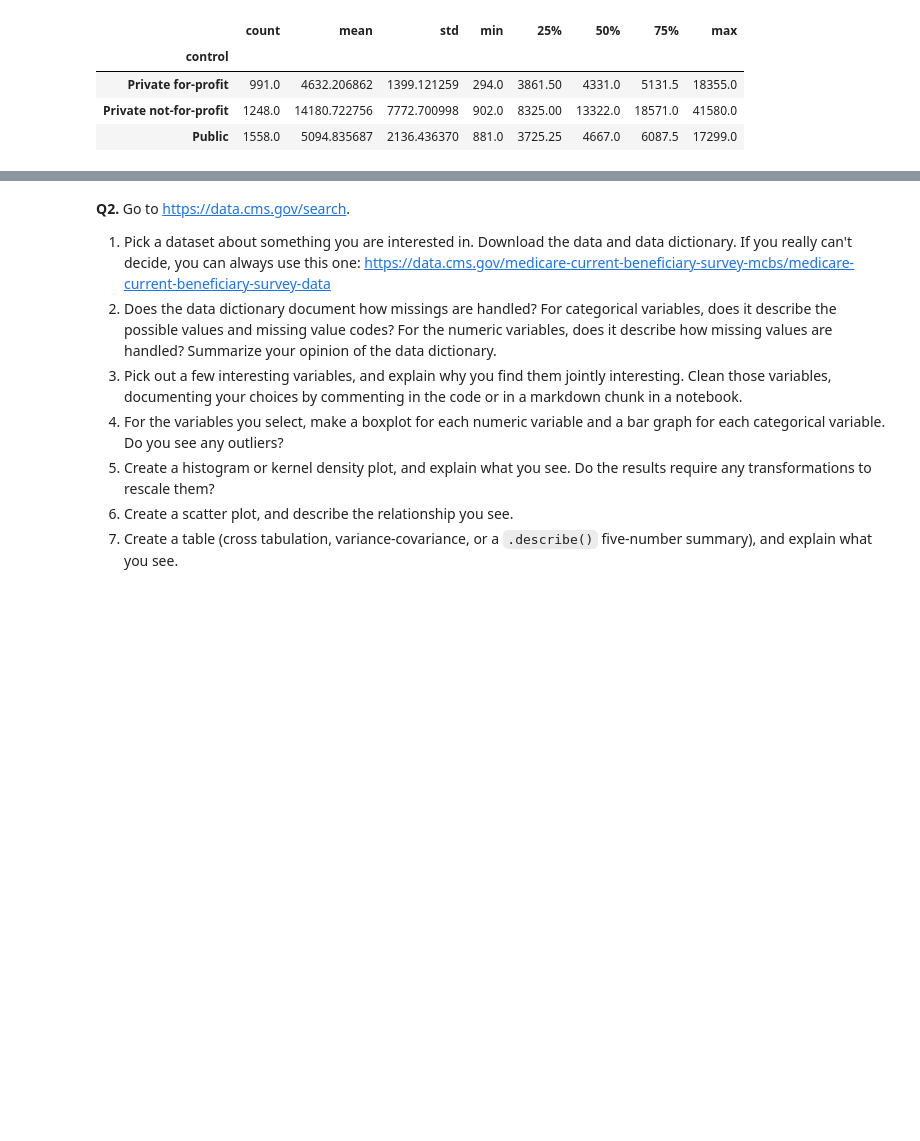
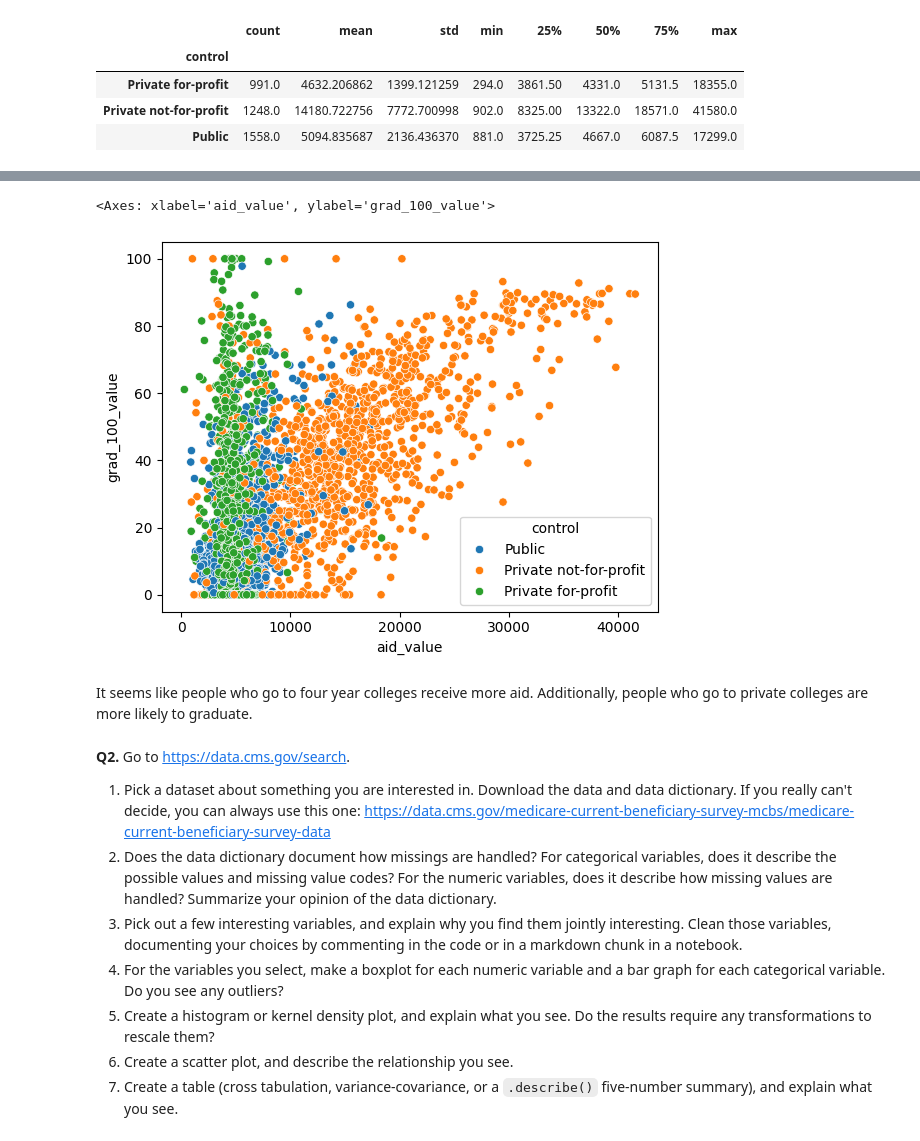
Before and after one commit to Nithil-Suresh/visualization, a Jupyter notebook: assignment/assignment.ipynb, the cells around one changed output, grey strips where cells are left out. Saved outputs shown, nothing was run; the diff lists cells and outputs as text; code cells hidden in the pictures; blank space fills up the shorter version.

```diff
--- a/assignment/assignment.ipynb
+++ b/assignment/assignment.ipynb
@@ -211,3 +225,10 @@ df['aid_value'].groupby(df['control']).describe()
+# %%
+sns.scatterplot(x='aid_value', y='grad_100_value', hue = 'control', data = df)
+# %% [output]
+<Axes: xlabel='aid_value', ylabel='grad_100_value'>
+[figure, added]
+# %% [markdown]
+It seems like people who go to four year colleges receive more aid. Additionally, people who go to private colleges are more likely to graduate.
 # %% [markdown]
 **Q2.** Go to https://data.cms.gov/search.
 1. Pick a dataset about something you are interested in. Download the data and data dictionary. If you really can't decide, you can always use this one: https://data.cms.gov/medicare-current-beneficiary-survey-mcbs/medicare-current-beneficiary-survey-data
```
Also changed, not shown: parts of 4 cells of this notebook.
